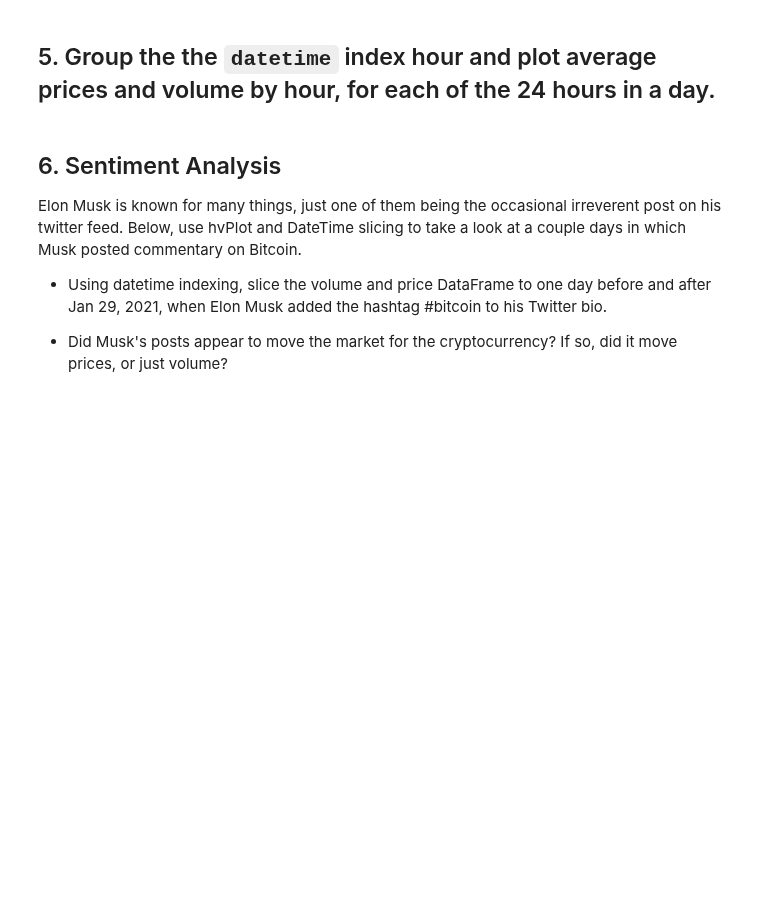
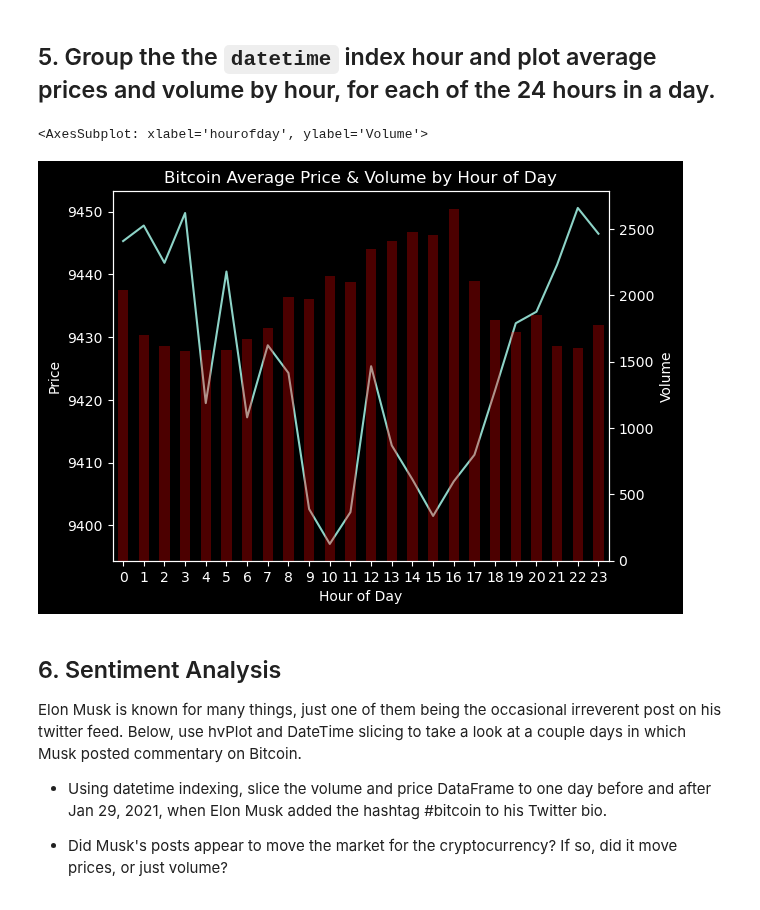
Before and after one commit to juil/fintech-uoftbootcamp, a Jupyter notebook: 11-time-series/class2/Activities/01-Stu_Warm_Up/Unsolved/time_series_warm_up.ipynb, the cells around one changed output. Drawn from its saved outputs; the diff is of its cells as text; code cells hidden in the pictures; blank space fills up the shorter version.

Commit message:
Plot time series analysis

```diff
--- a/11-time-series/class2/Activities/01-Stu_Warm_Up/Unsolved/time_series_warm_up.ipynb
+++ b/11-time-series/class2/Activities/01-Stu_Warm_Up/Unsolved/time_series_warm_up.ipynb
@@ -52,3 +64,25 @@ df.head()
+# %%
+# Plot hourly trends in prices and volume for the cryptocurrency
+df_bitcoin_hour = df.groupby(df.index.hour).mean()
+df_bitcoin_hour.index.name = 'hourofday'
+df_bitcoin_hour
+
+# Plot price and volume of bitcoin
+# Create figure and axis
+fig, ax1 = plt.subplots()
+# Plot price on left y-axis
+df_bitcoin_hour['close'].plot(
+    ax=ax1, ylabel='Price', xlabel='Hour of Day',
+    title='Bitcoin Average Price & Volume by Hour of Day')
+# Create 2nd y-axis on right side
+ax2 = ax1.twinx()
+# Plot volume to y-axis on right side
+df_bitcoin_hour['volume'].plot.bar(
+    ax=ax2, ylabel='Volume',
+    color='red', alpha=0.3)
+# %% [output]
+<AxesSubplot: xlabel='hourofday', ylabel='Volume'>
+[figure, added]
 # %% [markdown]
 ## 6. Sentiment Analysis
 Elon Musk is known for many things, just one of them being the occasional irreverent post on his twitter feed. Below, use hvPlot and DateTime slicing to take a look at a couple days in which Musk posted commentary on Bitcoin.
```
Also changed, not shown: parts of 5 cells of this notebook.
